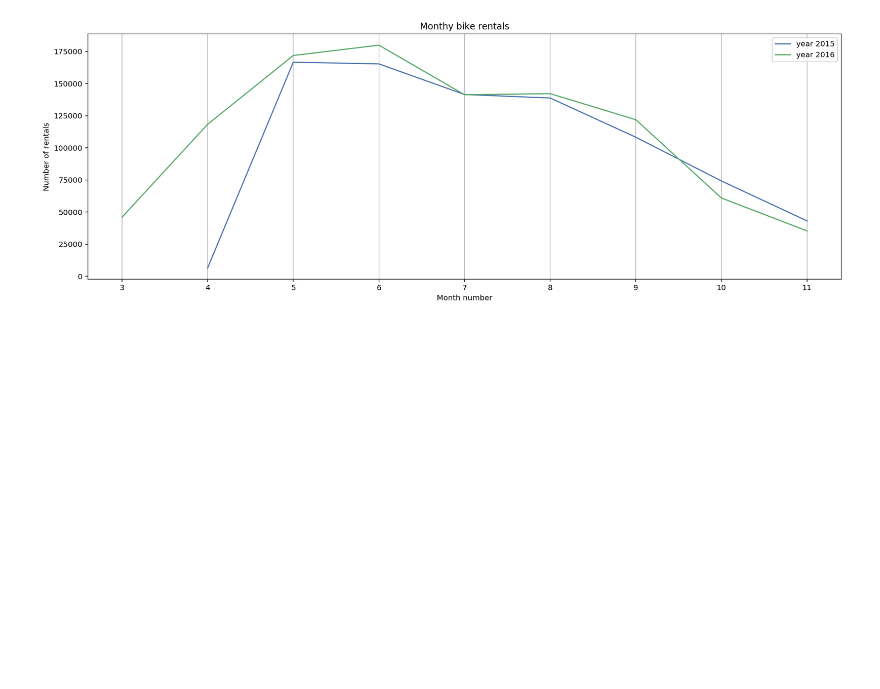
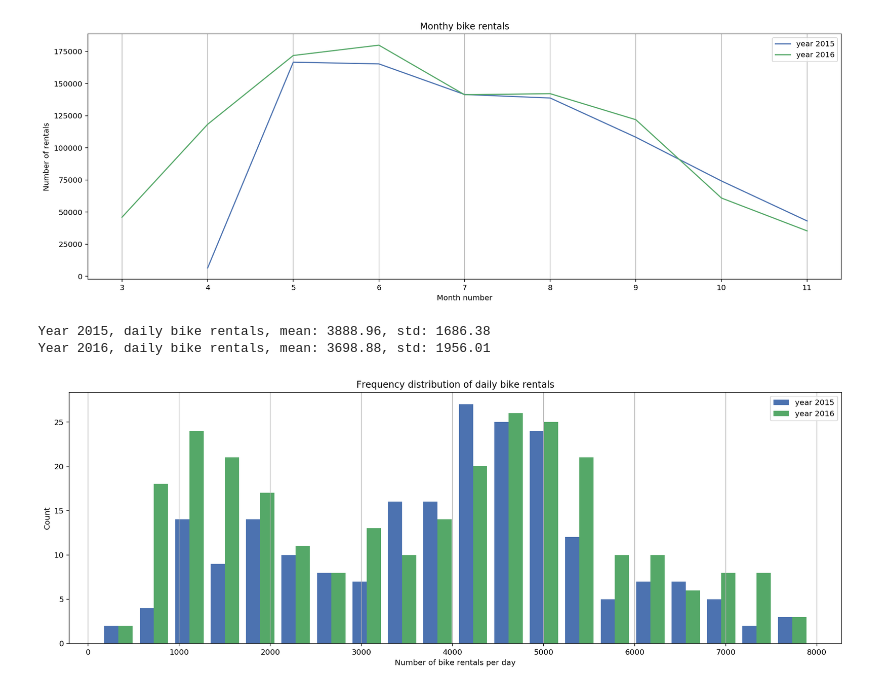
Before and after one commit to mariuszrokita/bike-sharing-demand, a Jupyter notebook: notebooks/wroclawski-rower-miejski/initial-data-exploration.ipynb, the cells around one changed output. Drawn from its saved outputs; the diff is of its cells as text; code cells hidden in the pictures; blank space fills up the shorter version.

Commit message:
Added new charts.

```diff
--- a/notebooks/wroclawski-rower-miejski/initial-data-exploration.ipynb
+++ b/notebooks/wroclawski-rower-miejski/initial-data-exploration.ipynb
@@ -415,3 +413,24 @@ ax.xaxis.grid(True, 'major')
 ax.xaxis.grid(True, 'minor')
 # %% [output]
 [figure]
+# %%
+df2015 = rentals2015_ts.resample("D").count()["Count"].values
+df2016 = rentals2016_ts.resample("D").count()["Count"].values
+
+print("Year 2015, daily bike rentals, mean: {:.2f}, std: {:.2f}".format(df2015.mean(), df2015.std()))
+print("Year 2016, daily bike rentals, mean: {:.2f}, std: {:.2f}".format(df2016.mean(), df2016.std()))
+
+fig = plt.figure(figsize=(18,6))
+ax = fig.add_subplot(1, 1, 1)
+ax.hist(x = [df2015, df2016], bins = 20, label=['year 2015', 'year 2016']);
+
+ax.set_title("Frequency distribution of daily bike rentals")
+ax.set_xlabel("Number of bike rentals per day")
+ax.set_ylabel("Count");
+ax.legend()
+ax.xaxis.grid(True, 'major')
+ax.xaxis.grid(True, 'minor')
+# %% [output]
+Year 2015, daily bike rentals, mean: 3888.96, std: 1686.38
+Year 2016, daily bike rentals, mean: 3698.88, std: 1956.01
+[figure, added]
```
Also changed, not shown: parts of 7 cells of this notebook.
